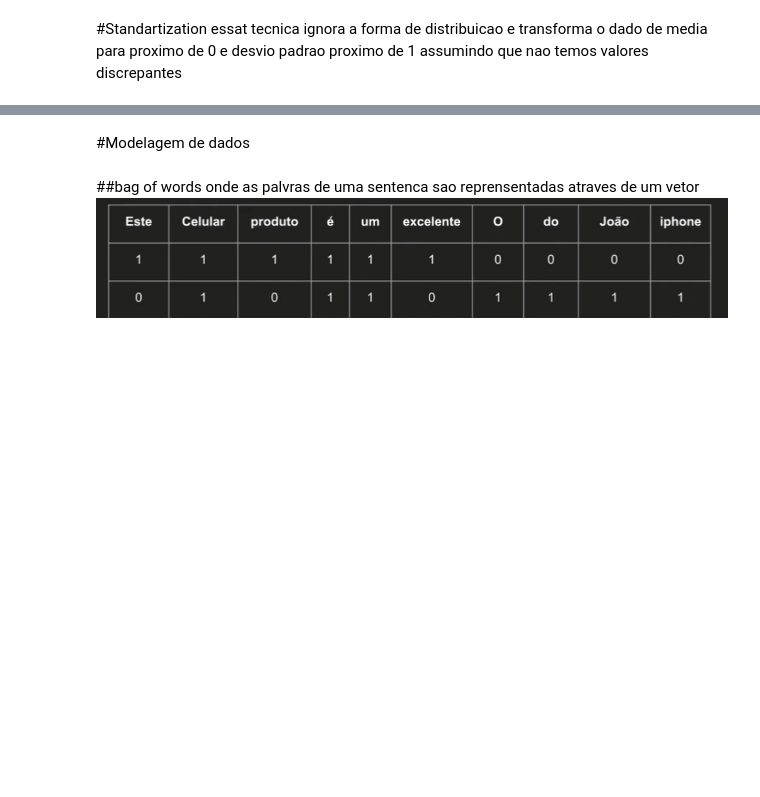
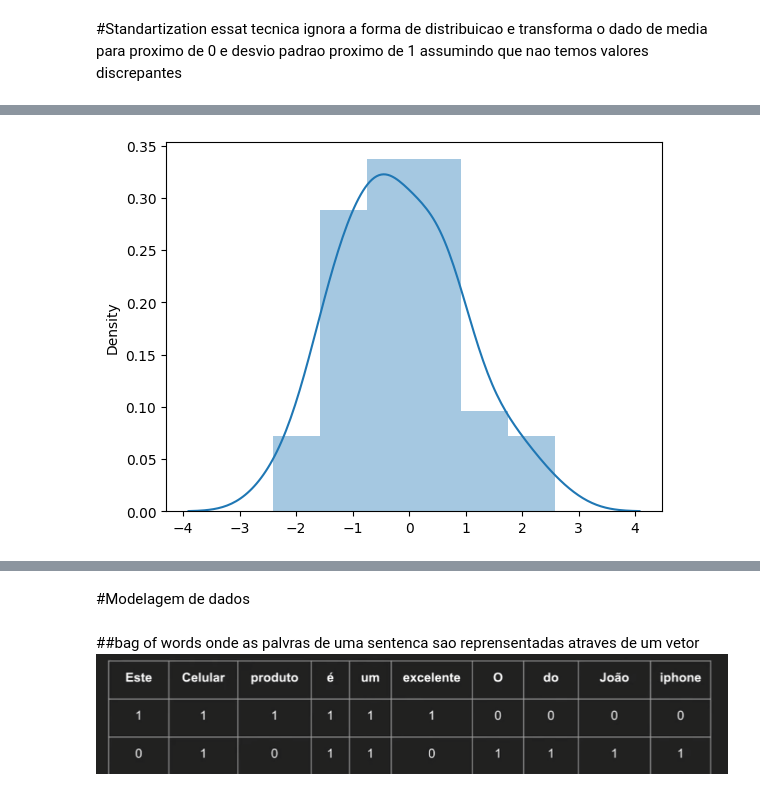
Before and after one commit to melltl/data-science-stack-academy, a Jupyter notebook: estatistica/estatistica.ipynb, the cells around one changed output, grey strips where cells are left out. Saved outputs shown, nothing was run; the diff lists cells and outputs as text; code cells hidden in the pictures; blank space fills up the shorter version.

```diff
--- a/estatistica/estatistica.ipynb
+++ b/estatistica/estatistica.ipynb
@@ -202,3 +247,6 @@ aplicar as mesmas normas aos dados
 # %% [markdown]
 #Standartization
 essat tecnica ignora a forma de distribuicao e transforma o dado de media para proximo de 0 e desvio padrao proximo de 1 assumindo que nao temos valores discrepantes
+# %%
+data = np.random.normal(size=50)
+print(data)
@@ -204,0 +263,5 @@ essat tecnica ignora a forma de distribuicao e transforma o dado de media para p
+# %%
+sns.distplot(np.array(data).reshape(-1))
+plt.show()
+# %% [output]
+[figure, added]
```
Also changed, not shown: parts of 14 cells of this notebook.
